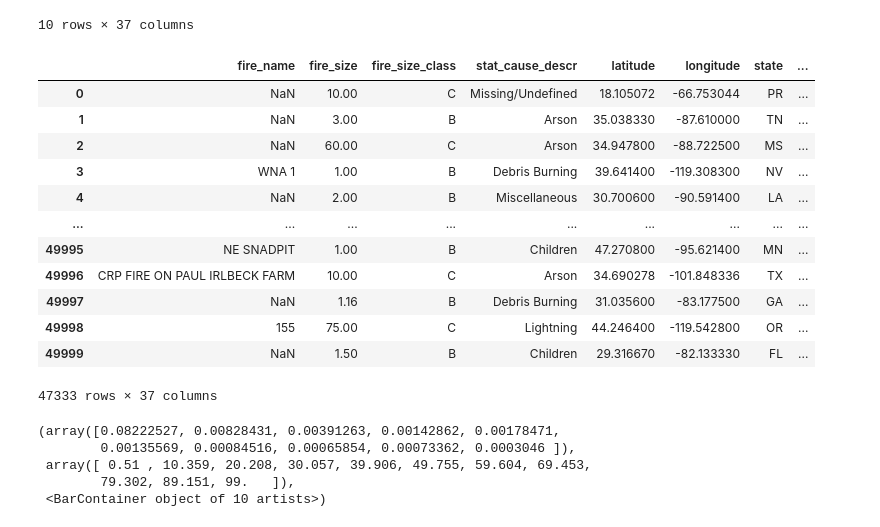
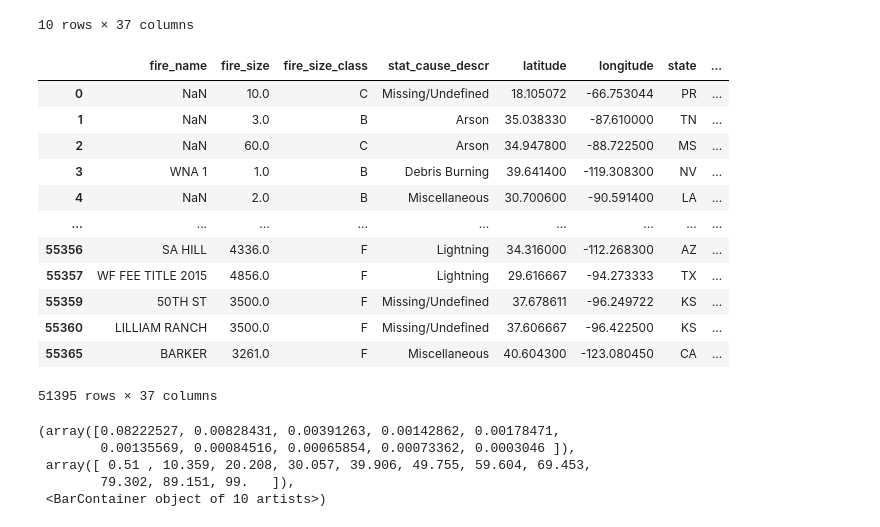
Before and after one commit to jankomag/wildfires_hyu, a Jupyter notebook: Untitled.ipynb, the cells around one changed output. Drawn from its saved outputs; the diff is of its cells as text; code cells hidden in the pictures.

```diff
--- a/Untitled.ipynb
+++ b/Untitled.ipynb
@@ -41,22 +74,22 @@ df.head(10)
 | 9 | CRAZY | 1.0 | B | Miscellaneous | 48.839400 | -99.718500 | ND | ... |
 10 rows × 37 columns
 # %%
-df = df.loc[df['fire_size'] < 100]
+df = df.loc[df['fire_size'] < 5000]
 df
 # %% [output]
 |  | fire_name | fire_size | fire_size_class | stat_cause_descr | latitude | longitude | state | ... |
-| 0 | NaN | 10.00 | C | Missing/Undefined | 18.105072 | -66.753044 | PR | ... |
-| 1 | NaN | 3.00 | B | Arson | 35.038330 | -87.610000 | TN | ... |
-| 2 | NaN | 60.00 | C | Arson | 34.947800 | -88.722500 | MS | ... |
-| 3 | WNA 1 | 1.00 | B | Debris Burning | 39.641400 | -119.308300 | NV | ... |
-| 4 | NaN | 2.00 | B | Miscellaneous | 30.700600 | -90.591400 | LA | ... |
+| 0 | NaN | 10.0 | C | Missing/Undefined | 18.105072 | -66.753044 | PR | ... |
+| 1 | NaN | 3.0 | B | Arson | 35.038330 | -87.610000 | TN | ... |
+| 2 | NaN | 60.0 | C | Arson | 34.947800 | -88.722500 | MS | ... |
+| 3 | WNA 1 | 1.0 | B | Debris Burning | 39.641400 | -119.308300 | NV | ... |
+| 4 | NaN | 2.0 | B | Miscellaneous | 30.700600 | -90.591400 | LA | ... |
 | ... | ... | ... | ... | ... | ... | ... | ... | ... |
-| 49995 | NE SNADPIT | 1.00 | B | Children | 47.270800 | -95.621400 | MN | ... |
-| 49996 | CRP FIRE ON PAUL IRLBECK FARM | 10.00 | C | Arson | 34.690278 | -101.848336 | TX | ... |
-| 49997 | NaN | 1.16 | B | Debris Burning | 31.035600 | -83.177500 | GA | ... |
-| 49998 | 155 | 75.00 | C | Lightning | 44.246400 | -119.542800 | OR | ... |
-| 49999 | NaN | 1.50 | B | Children | 29.316670 | -82.133330 | FL | ... |
+| 55356 | SA HILL | 4336.0 | F | Lightning | 34.316000 | -112.268300 | AZ | ... |
+| 55357 | WF FEE TITLE 2015 | 4856.0 | F | Lightning | 29.616667 | -94.273333 | TX | ... |
+| 55359 | 50TH ST | 3500.0 | F | Missing/Undefined | 37.678611 | -96.249722 | KS | ... |
+| 55360 | LILLIAM RANCH | 3500.0 | F | Missing/Undefined | 37.606667 | -96.422500 | KS | ... |
+| 55365 | BARKER | 3261.0 | F | Miscellaneous | 40.604300 | -123.080450 | CA | ... |
-47333 rows × 37 columns
+51395 rows × 37 columns
 # %%
 plt.hist(df['fire_size'], density=True)
 # %% [output]
```
Also changed, not shown: parts of 3 cells of this notebook, 1 other file.
